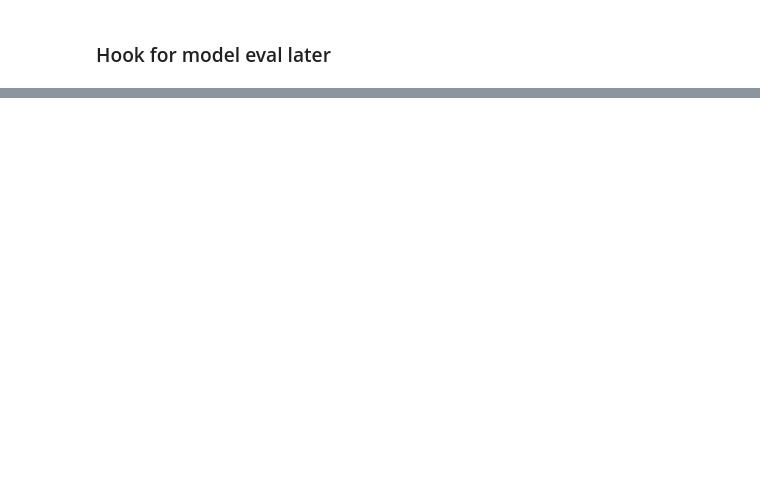
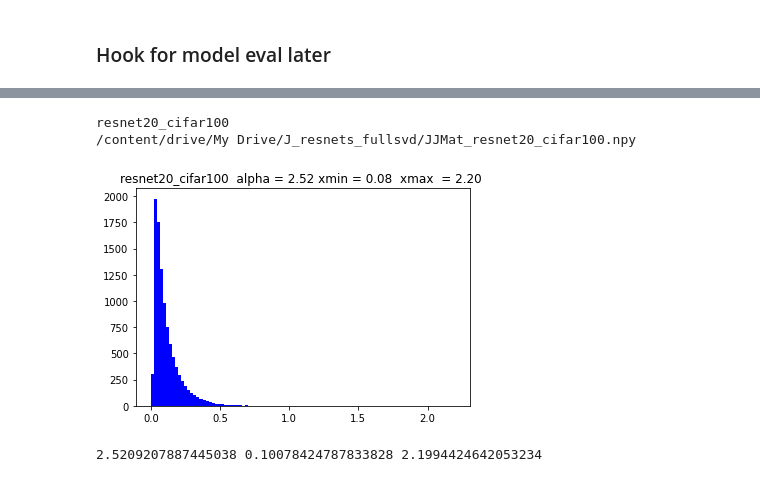
Before and after one commit to CalculatedContent/ww-phys_theory, a Jupyter notebook: Full_Test_Jacobians_Resnets_SVD_only.ipynb, the cells around one changed output, grey strips where cells are left out. Saved outputs shown, nothing was run; the diff lists cells and outputs as text; code cells hidden in the pictures; blank space fills up the shorter version.

Commit message:
Latest Results for CIFAR1200

```diff
--- a/Full_Test_Jacobians_Resnets_SVD_only.ipynb
+++ b/Full_Test_Jacobians_Resnets_SVD_only.ipynb
@@ -28,8 +28,8 @@ full_batched_jacobian()
 # %%
 Jdir =  '/content/drive/My Drive/J_resnets_fullsvd'
 
-modelnames = ['resnet20_cifar100', 'resnet56_cifar100', 'resnet110_cifar100', 'resnet164bn_cifar100']
-modelnames = ['resnet542bn_cifar100']
+modelnames = ['resnet20_cifar100', 'resnet56_cifar100', 'resnet110_cifar100', 'resnet164bn_cifar100', 'resnet272bn_cifar100', 'resnet542bn_cifar100']
+#modelnames = [thismodel]
 
 num_classes = 100
 num_data = 10000
@@ -248,0 +220,11 @@ time: 21.3 s
+# %%
+for modelname in modelnames:
+  print(modelname)
+  JJMat = read_batched_JJMat(modelname, verbose=False)
+  filename = "{}/JJMat_{}".format(Jdir, modelname)
+  print(filename)
+  np.save(filename, JJMat)
+
+  #filename = "{}/JJMat_{}.npy".format(Jdir, modelname)
+  #JJMat = np.load(filename)
+  #print(type(JJMat))
@@ -273,0 +255,65 @@ time: 3.26 ms
+# %%
+import powerlaw
+
+alphas = []
+tail_alphas = []
+max_evals = []
+variances = []
+JJnorms = []
+
+for modelname in modelnames:
+  print(modelname)
+  filename = "{}/JJMat_{}.npy".format(Jdir, modelname)
+  print(filename)
+  JJMat = np.load(filename)
+
+  JJMat =  (1.0/ norm)*JJMat
+  JJnorms.append(np.linalg.norm(JJMat))
+
+  norm = num_classes*3*32*32
+  evals = np.linalg.eigh(JJMat)[0]   #LAPAK routine
+
+  data = evals[evals > 0.0]
+  logdata = np.log10(data)
+  mu = np.mean(logdata)
+  var = np.var(logdata)
+  sigma = np.sqrt(var)
+
+  xmin = 10**mu
+
+  fit = powerlaw.Fit(data, xmin=xmin)
+  alpha = fit.alpha
+  D = fit.D
+  max_eval = np.max(evals)
+
+  plt.hist(data, bins=100, color='b')
+  plt.title("{}  alpha = {:0.2f} xmin = {:0.2f}  xmax  = {:0.2f} ".format(modelname, alpha, xmin, max_eval))
+  plt.show()
+
+  print(alpha, D, max_eval)
+  alphas.append(alpha)
+  max_evals.append(max_eval)
+  variances.append(var)
+
+  fig2 = fit.plot_pdf(color='b', linewidth=2)
+  fit.power_law.plot_pdf(color='b', linestyle='--', ax=fig2)
+  fit.plot_ccdf(color='r', linewidth=2, ax=fig2)
+  fit.power_law.plot_ccdf(color='r', linestyle='--', ax=fig2)
+  plt.show()
+
+
+  x = np.linspace(mu - 3*sigma, mu + 3*sigma, 100)
+  plt.plot(x, stats.norm.pdf(x, mu, sigma), color='r')
+
+  plt.hist(logdata, bins=100, density=True);
+  plt.title("Log normal fit for JJ ESD {}".format(modelname))
+  plt.show()
+
+  #fit = powerlaw.Fit(data, xmax=np.max(evals))
+  #print("tail alpha = {:0.2f}".format(fit.alpha))
+  #tail_alphas.append(fit.alpha)
+# %% [output]
+resnet20_cifar100
+/content/drive/My Drive/J_resnets_fullsvd/JJMat_resnet20_cifar100.npy
+[figure, added]
+2.5209207887445038 0.10078424787833828 2.1994424642053234
```
Also changed, not shown: parts of 23 cells of this notebook.
